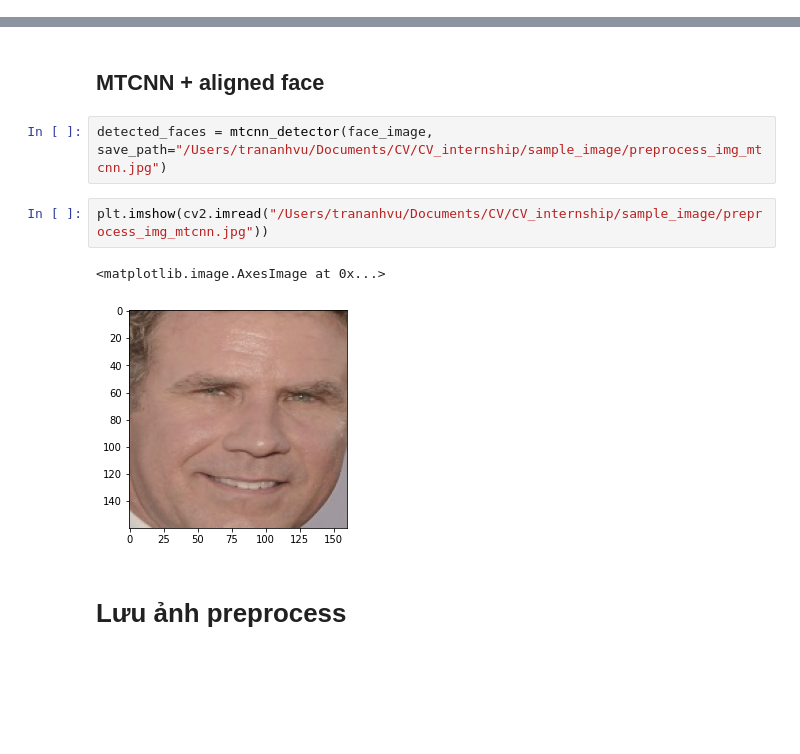
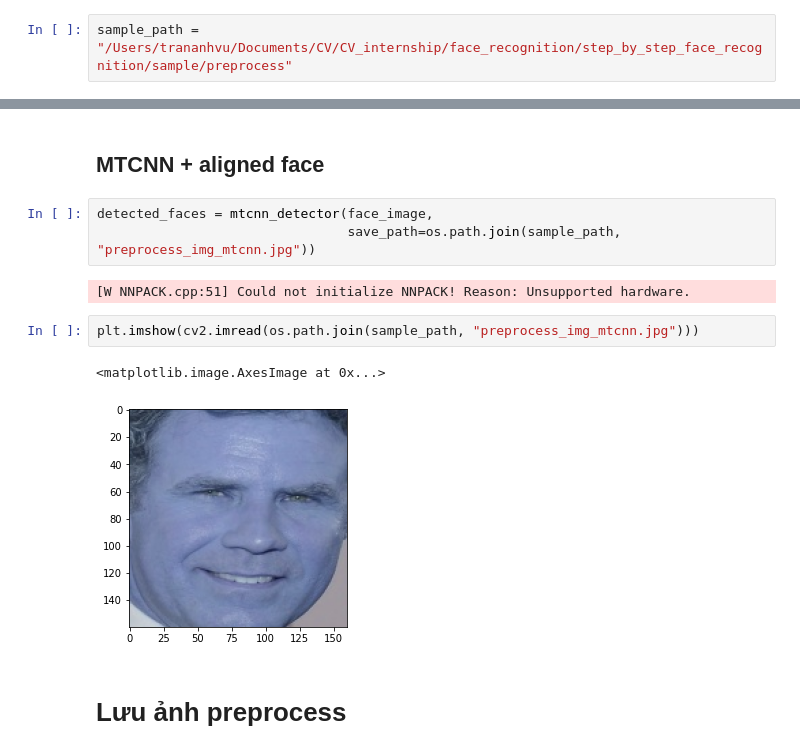
Before and after one commit to TranAnhVu0411/CV_internship, a Jupyter notebook: face_recognition/step_by_step_face_recognition/face_preprocess.ipynb, the cells around one changed output, grey strips where cells are left out. Cells and saved outputs as stored; diff of their text form; blank space fills up the shorter version.

```diff
--- a/face_recognition/step_by_step_face_recognition/face_preprocess.ipynb
+++ b/face_recognition/step_by_step_face_recognition/face_preprocess.ipynb
@@ -23,4 +23,6 @@ mtcnn_detector = mtcnn = MTCNN(image_size=160, margin=0, min_face_size=20,
                               )
 # %% [markdown]
 # Ví dụ preprocess ảnh
+# %%
+sample_path = "/Users/trananhvu/Documents/CV/CV_internship/face_recognition/step_by_step_face_recognition/sample/preprocess"
 # %%
@@ -113,12 +106,15 @@ True
 # %% [markdown]
 ## MTCNN + aligned face
 # %%
-detected_faces = mtcnn_detector(face_image, save_path="/Users/trananhvu/Documents/CV/CV_internship/sample_image/preprocess_img_mtcnn.jpg")
+detected_faces = mtcnn_detector(face_image,
+                                save_path=os.path.join(sample_path, "preprocess_img_mtcnn.jpg"))
+# %% [output]
+[W NNPACK.cpp:51] Could not initialize NNPACK! Reason: Unsupported hardware.
 # %%
-plt.imshow(cv2.imread("/Users/trananhvu/Documents/CV/CV_internship/sample_image/preprocess_img_mtcnn.jpg"))
+plt.imshow(cv2.imread(os.path.join(sample_path, "preprocess_img_mtcnn.jpg")))
 # %% [output]
 <matplotlib.image.AxesImage at 0x...>
-[figure, old version]
+[figure, new version]
 # %% [markdown]
 # Lưu ảnh preprocess
 # %%
```
Also changed, not shown: parts of 6 cells of this notebook, 21 other files.
